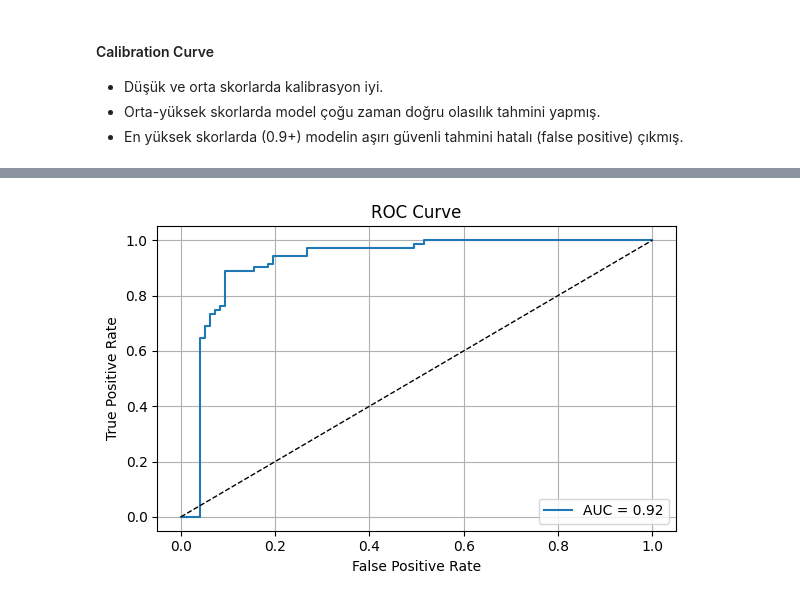
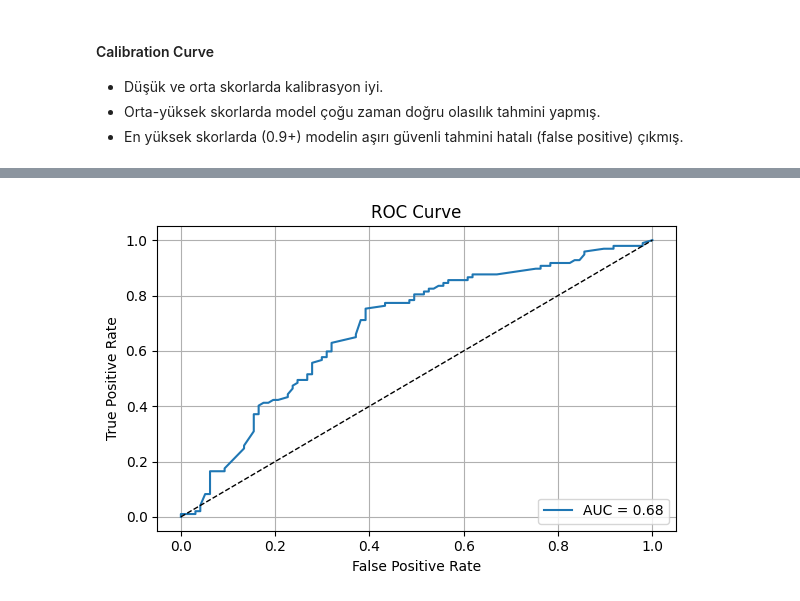
Before and after one commit to emirsglm/youtube-analysis, a Jupyter notebook: model.ipynb, the cells around one changed output, grey strips where cells are left out. Saved outputs shown, nothing was run; the diff lists cells and outputs as text; code cells hidden in the pictures.

```diff
--- a/model.ipynb
+++ b/model.ipynb
@@ -154,2 +187,15 @@ reg_data = df[["Estimated Bucket",
  'Atractness Score',
  'Efficiency Score']].copy()
+# %%
+reg_data.dropna(inplace=True)
+
+
+# Sınıfların minimum sayısını bul
+min_count = reg_data['Estimated Bucket'].value_counts().min()
+
+# Her sınıftan min_count kadar rastgele örnek seç
+reg_data = reg_data.groupby('Estimated Bucket').sample(n=min_count, random_state=42)
+
+
+
+reg_data.info()
@@ -183,7 +261,6 @@ X = reg_data[[
  'Log Maximum Quality of the Video',
  'Log No of Videos the Channel',
  'Log No of Playlist',
- 'Loyalty Score',
  'Atractness Score',
  'Efficiency Score']]
 # %%
@@ -193,10 +270,4 @@ from sklearn.metrics import accuracy_score, confusion_matrix, classification_rep
 
 
 # X: özellik matrisi, y: hedef değişken
-X_train, X_test, y_train, y_test = train_test_split(X, y, test_size=0.2, random_state=42)
-
-model = LogisticRegression(max_iter=1000)
-model.fit(X_train, y_train)
-
-# Tahmin
-y_pred = model.predict(X_test)
+X_train, X_test, y_train, y_test = train_test_split(X, y, test_size=0.3, random_state=3 ,  stratify=y )
@@ -203,3 +324,15 @@ y_pred = model.predict(X_test)
+# %%
+model = LogisticRegression(
+    solver='liblinear',   # küçük veri için hızlı ve güvenilir
+    max_iter=200,         # default 100, gerekirse 200-500
+    C=0.01,
+    penalty='l1',  # l1 veya l2
+    random_state=42
+)
+model.fit(X_train, y_train)
+
+# Tahmin
+y_pred = model.predict(X_test)
 # %%
 import statsmodels.api as sm
 
@@ -474,20 +607,20 @@ plt.show()
 # %%
-y_prob = calibrated_clf_platt.predict_proba(X_test)[:, 1]  # 1 sınıfı olasılıkları
+y_prob = calibrated_clf_iso.predict_proba(X_test)[:, 1]  # 1 sınıfı olasılıkları
 fpr, tpr, thresholds = roc_curve(y_test, y_prob)
 roc_auc = auc(fpr, tpr)
 
 plt.figure(figsize=(6,4))
 plt.plot(fpr, tpr, label=f'AUC = {roc_auc:.2f}')
 plt.plot([0, 1], [0, 1], 'k--', linewidth=1)
 plt.xlabel('False Positive Rate')
 plt.ylabel('True Positive Rate')
 plt.title('ROC Curve')
 plt.legend(loc='lower right')
 plt.grid(True)
 plt.tight_layout()
 plt.show()
 # %% [output]
-[figure, old version]
+[figure, new version]
 # %%
 precision, recall, thresholds = precision_recall_curve(y_test, y_prob)
 
```
Also changed, not shown: parts of 26 cells of this notebook.
